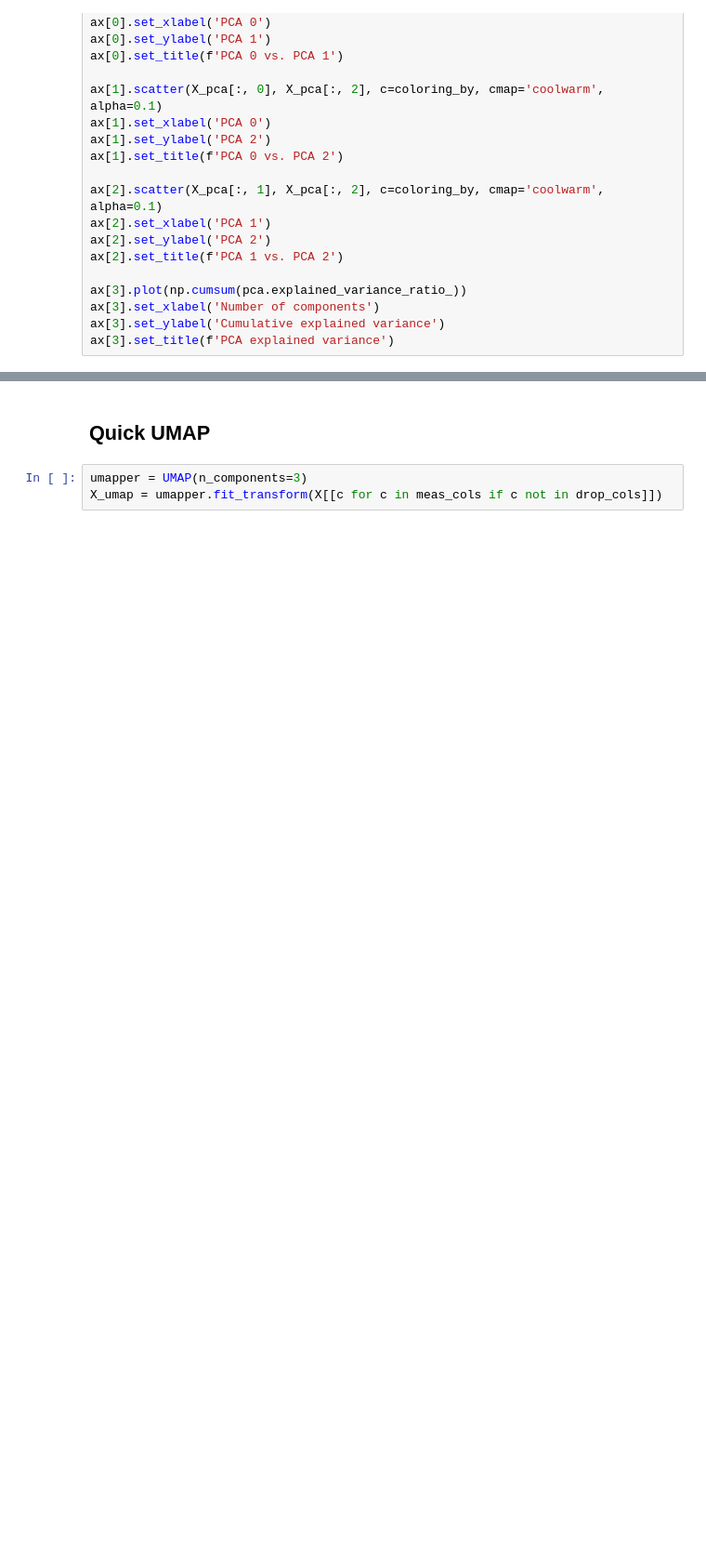
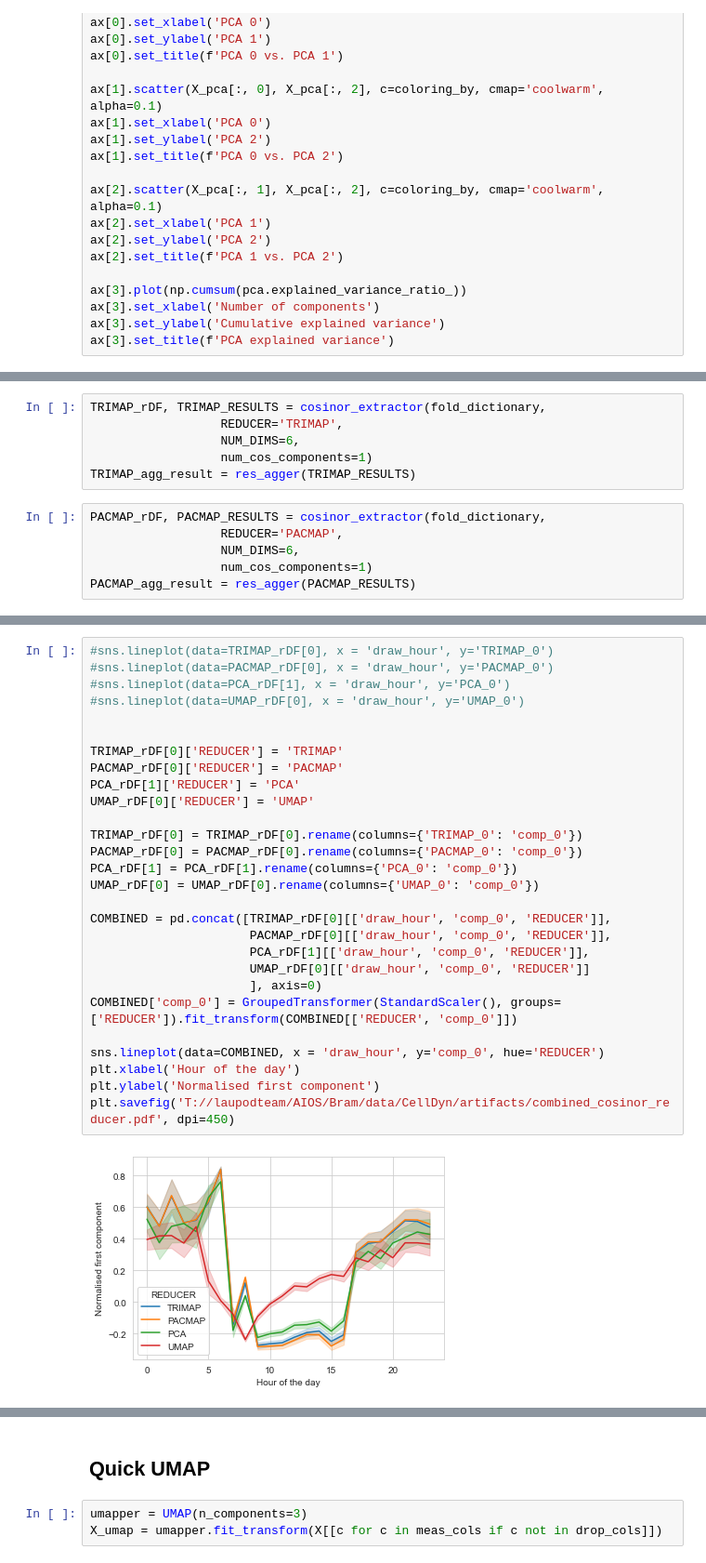
Before and after one commit to HJJoosse/celldyn_embedder, a Jupyter notebook: sandbox/exploration_of_celldyn.ipynb, the cells around one changed output, grey strips where cells are left out. Shown at 93% size. Drawn from its saved outputs; the diff is of its cells as text; blank space fills up the shorter version.

```diff
--- a/sandbox/exploration_of_celldyn.ipynb
+++ b/sandbox/exploration_of_celldyn.ipynb
@@ -648,0 +775,12 @@ ax[3].set_title(f'PCA explained variance')
+# %%
+TRIMAP_rDF, TRIMAP_RESULTS = cosinor_extractor(fold_dictionary,
+                  REDUCER='TRIMAP',
+                  NUM_DIMS=6,
+                  num_cos_components=1)
+TRIMAP_agg_result = res_agger(TRIMAP_RESULTS)
+# %%
+PACMAP_rDF, PACMAP_RESULTS = cosinor_extractor(fold_dictionary,
+                  REDUCER='PACMAP',
+                  NUM_DIMS=6,
+                  num_cos_components=1)
+PACMAP_agg_result = res_agger(PACMAP_RESULTS)
@@ -648,0 +804,30 @@ ax[3].set_title(f'PCA explained variance')
+# %%
+#sns.lineplot(data=TRIMAP_rDF[0], x = 'draw_hour', y='TRIMAP_0')
+#sns.lineplot(data=PACMAP_rDF[0], x = 'draw_hour', y='PACMAP_0')
+#sns.lineplot(data=PCA_rDF[1], x = 'draw_hour', y='PCA_0')
+#sns.lineplot(data=UMAP_rDF[0], x = 'draw_hour', y='UMAP_0')
+
+
+TRIMAP_rDF[0]['REDUCER'] = 'TRIMAP'
+PACMAP_rDF[0]['REDUCER'] = 'PACMAP'
+PCA_rDF[1]['REDUCER'] = 'PCA'
+UMAP_rDF[0]['REDUCER'] = 'UMAP'
+
+TRIMAP_rDF[0] = TRIMAP_rDF[0].rename(columns={'TRIMAP_0': 'comp_0'})
+PACMAP_rDF[0] = PACMAP_rDF[0].rename(columns={'PACMAP_0': 'comp_0'})
+PCA_rDF[1] = PCA_rDF[1].rename(columns={'PCA_0': 'comp_0'})
+UMAP_rDF[0] = UMAP_rDF[0].rename(columns={'UMAP_0': 'comp_0'})
+
+COMBINED = pd.concat([TRIMAP_rDF[0][['draw_hour', 'comp_0', 'REDUCER']],
+                      PACMAP_rDF[0][['draw_hour', 'comp_0', 'REDUCER']],
+                      PCA_rDF[1][['draw_hour', 'comp_0', 'REDUCER']],
+                      UMAP_rDF[0][['draw_hour', 'comp_0', 'REDUCER']]
+                      ], axis=0)
+COMBINED['comp_0'] = GroupedTransformer(StandardScaler(), groups=['REDUCER']).fit_transform(COMBINED[['REDUCER', 'comp_0']])
+
+sns.lineplot(data=COMBINED, x = 'draw_hour', y='comp_0', hue='REDUCER')
+plt.xlabel('Hour of the day')
+plt.ylabel('Normalised first component')
+plt.savefig('T://laupodteam/AIOS/Bram/data/CellDyn/artifacts/combined_cosinor_reducer.pdf', dpi=450)
+# %% [output]
+[figure, added]
```
Also changed, not shown: parts of 45 cells of this notebook, 3 other files.
